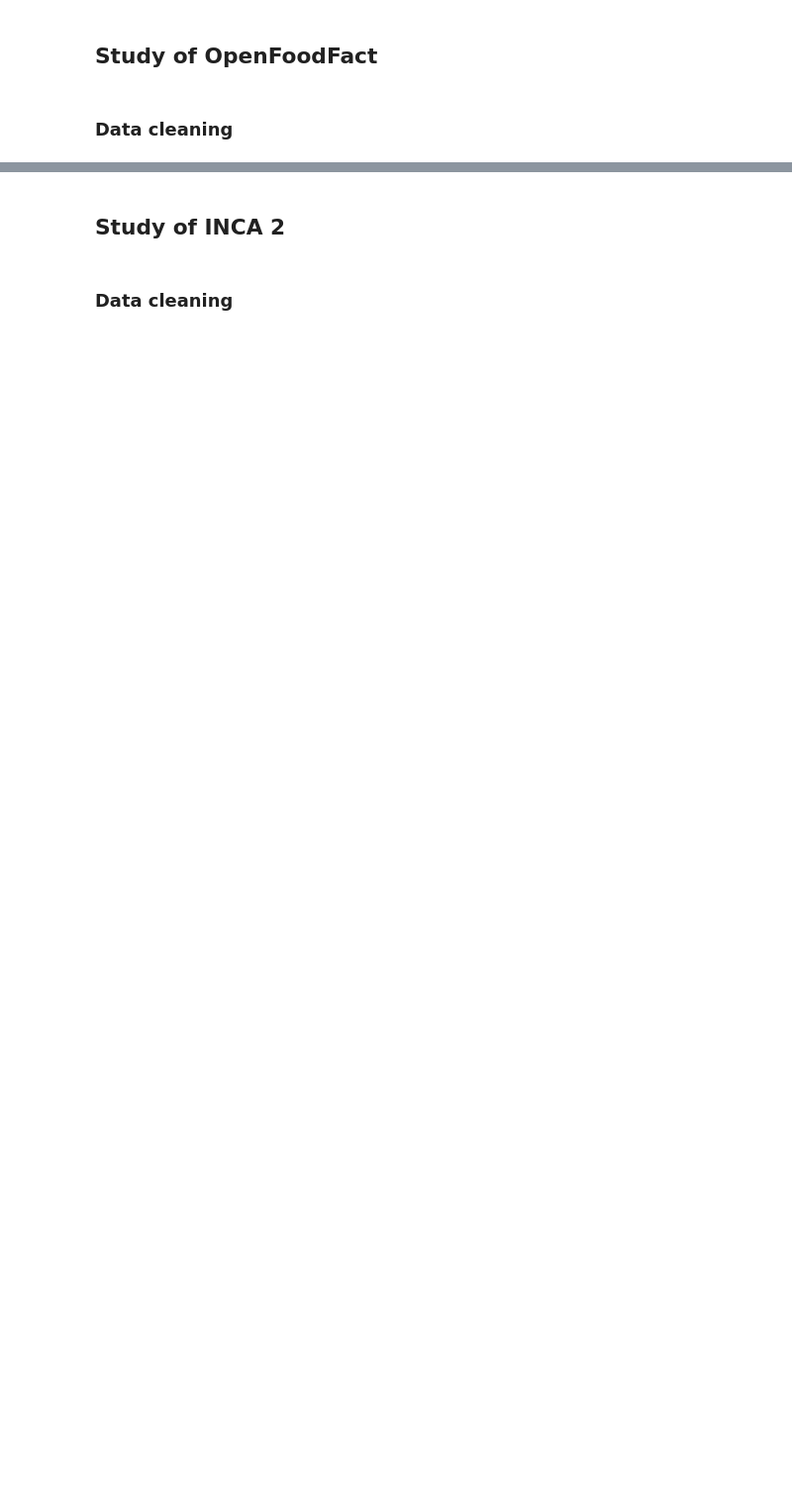
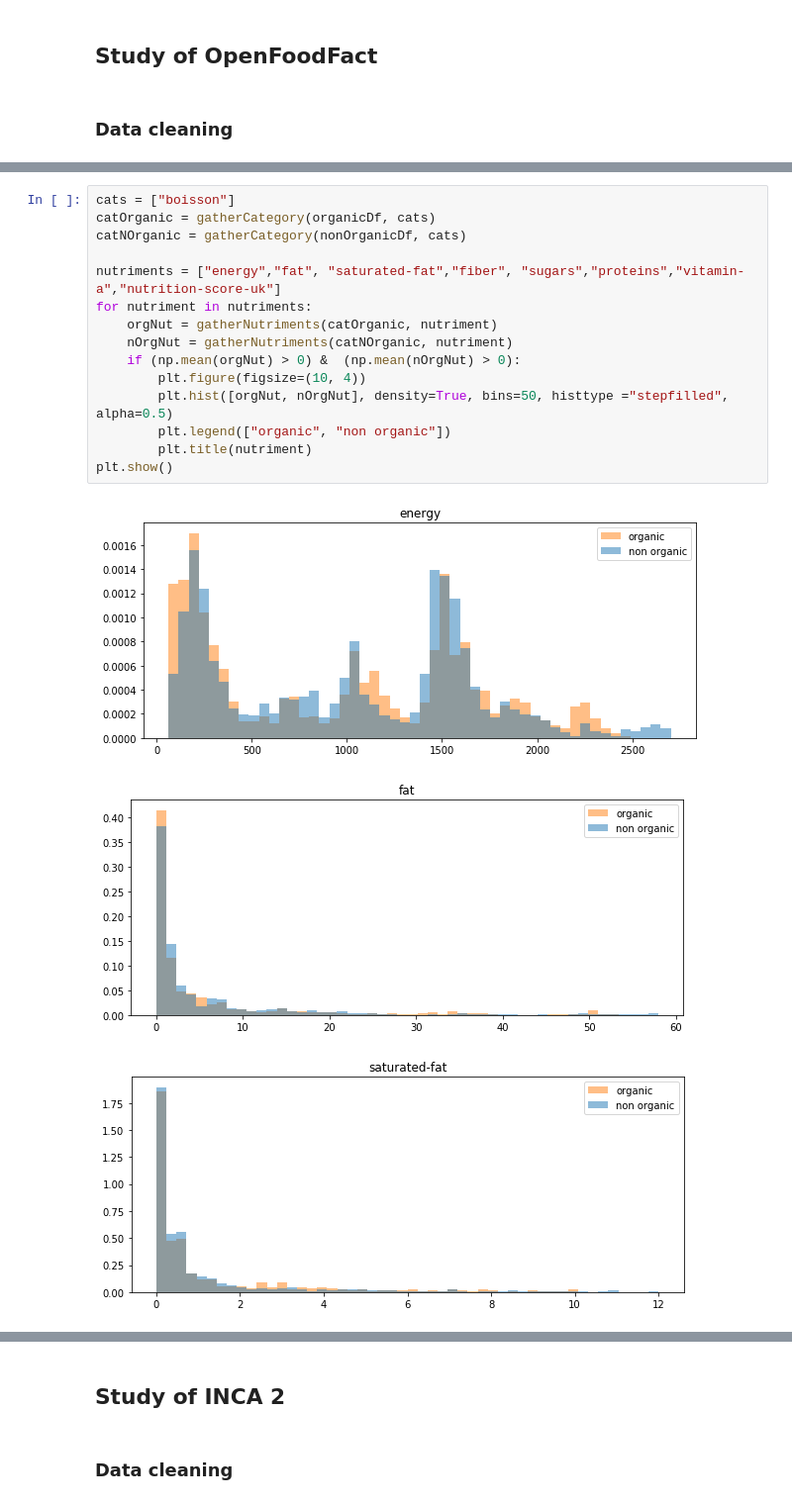
Before and after one commit to KingOfCola/ADAX-project, a Jupyter notebook: project/Milestone 2.ipynb, the cells around one changed output, grey strips where cells are left out. Shown at 99% size. Drawn from its saved outputs; the diff is of its cells as text; blank space fills up the shorter version.

```diff
--- a/project/Milestone 2.ipynb
+++ b/project/Milestone 2.ipynb
@@ -76,0 +211,19 @@ def getOFFDataFrameCat(cats, **kwargs):
+# %%
+cats = ["boisson"]
+catOrganic = gatherCategory(organicDf, cats)
+catNOrganic = gatherCategory(nonOrganicDf, cats)
+
+nutriments = ["energy","fat", "saturated-fat","fiber", "sugars","proteins","vitamin-a","nutrition-score-uk"]
+for nutriment in nutriments:
+    orgNut = gatherNutriments(catOrganic, nutriment)
+    nOrgNut = gatherNutriments(catNOrganic, nutriment)
+    if (np.mean(orgNut) > 0) &  (np.mean(nOrgNut) > 0):
+        plt.figure(figsize=(10, 4))
+        plt.hist([orgNut, nOrgNut], density=True, bins=50, histtype ="stepfilled", alpha=0.5)
+        plt.legend(["organic", "non organic"])
+        plt.title(nutriment)
+plt.show()
+# %% [output]
+[figure, added]
+[figure, added]
+[figure, added]
```
Also changed, not shown: parts of 15 cells of this notebook, 1 other file.
